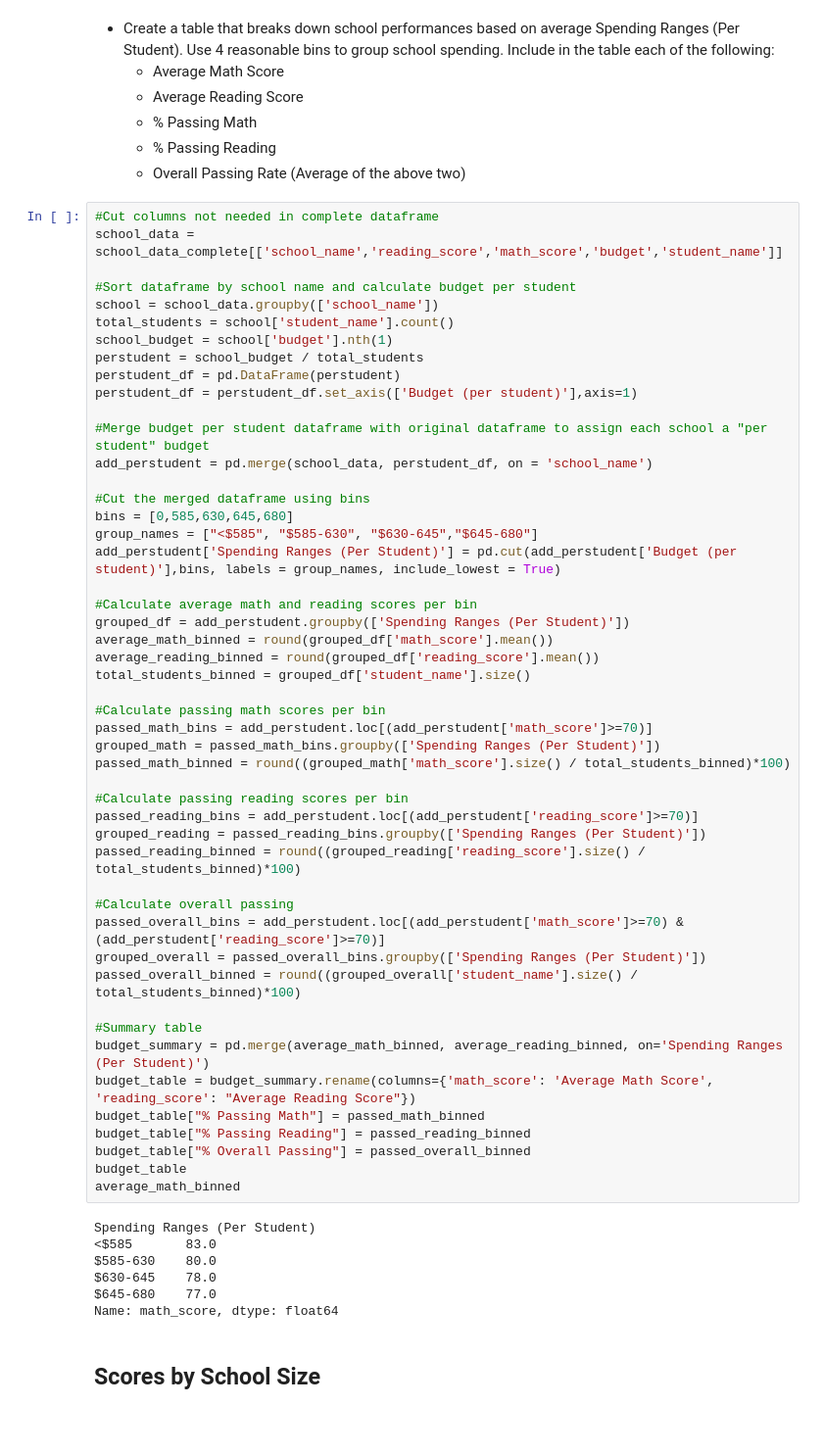
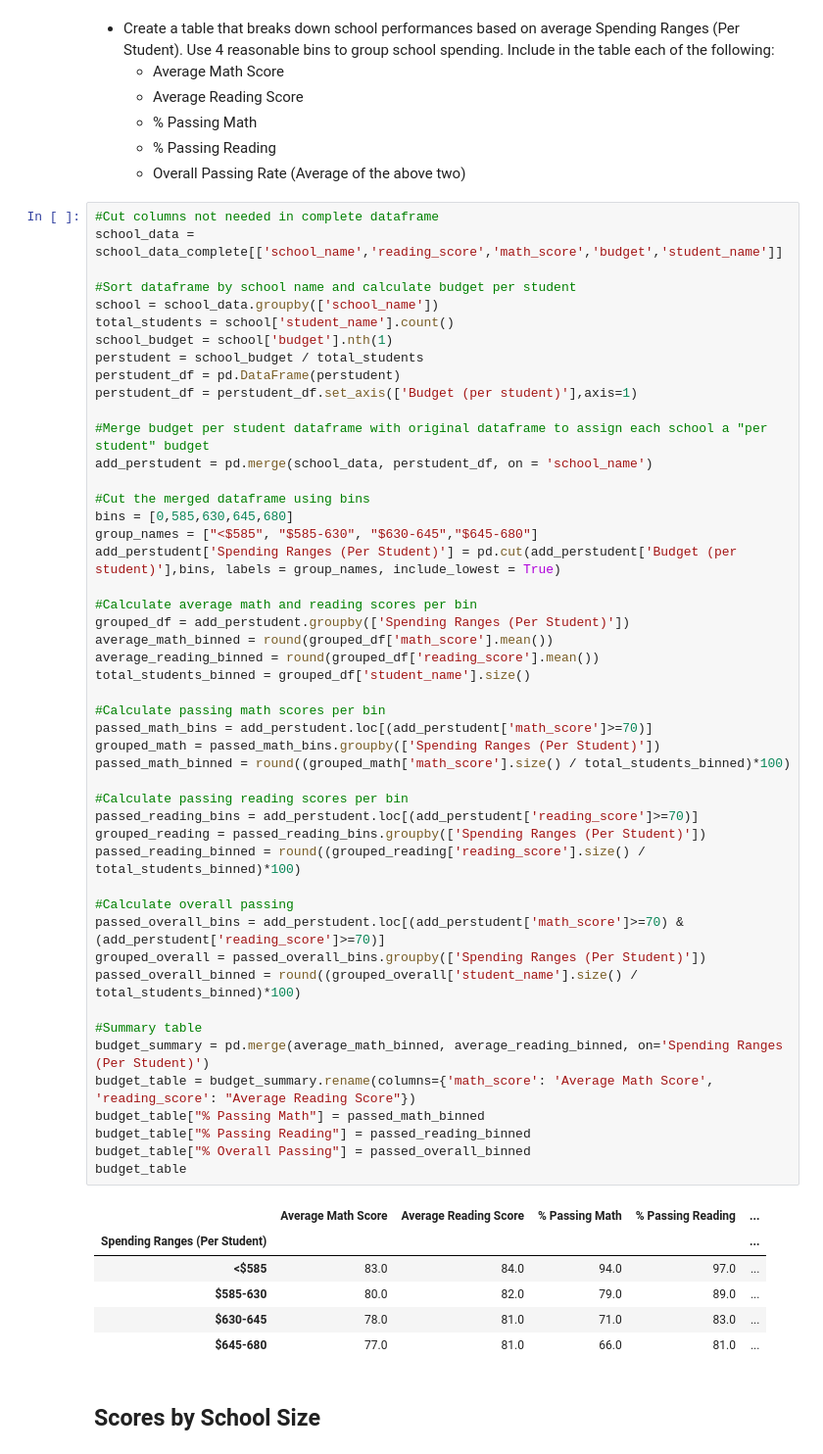
Before and after one commit to klbowman/Education-Data-Analysis, a Jupyter notebook: PyCitySchools/PyCitySchools_starter.ipynb, the cells around one changed output. Shown at 98% size. Drawn from its saved outputs; the diff is of its cells as text; blank space fills up the shorter version.

Commit message:
all tables printed

```diff
--- a/PyCitySchools/PyCitySchools_starter.ipynb
+++ b/PyCitySchools/PyCitySchools_starter.ipynb
@@ -311,40 +311,39 @@ add_perstudent['Spending Ranges (Per Student)'] = pd.cut(add_perstudent['Budget
 
 #Calculate average math and reading scores per bin
 grouped_df = add_perstudent.groupby(['Spending Ranges (Per Student)'])
 average_math_binned = round(grouped_df['math_score'].mean())
 average_reading_binned = round(grouped_df['reading_score'].mean())
 total_students_binned = grouped_df['student_name'].size()
 
 #Calculate passing math scores per bin
 passed_math_bins = add_perstudent.loc[(add_perstudent['math_score']>=70)]
 grouped_math = passed_math_bins.groupby(['Spending Ranges (Per Student)'])
 passed_math_binned = round((grouped_math['math_score'].size() / total_students_binned)*100)
 
 #Calculate passing reading scores per bin
 passed_reading_bins = add_perstudent.loc[(add_perstudent['reading_score']>=70)]
 grouped_reading = passed_reading_bins.groupby(['Spending Ranges (Per Student)'])
 passed_reading_binned = round((grouped_reading['reading_score'].size() / total_students_binned)*100)
 
 #Calculate overall passing
 passed_overall_bins = add_perstudent.loc[(add_perstudent['math_score']>=70) & (add_perstudent['reading_score']>=70)]
 grouped_overall = passed_overall_bins.groupby(['Spending Ranges (Per Student)'])
 passed_overall_binned = round((grouped_overall['student_name'].size() / total_students_binned)*100)
 
 #Summary table
 budget_summary = pd.merge(average_math_binned, average_reading_binned, on='Spending Ranges (Per Student)')
 budget_table = budget_summary.rename(columns={'math_score': 'Average Math Score', 'reading_score': "Average Reading Score"})
 budget_table["% Passing Math"] = passed_math_binned
 budget_table["% Passing Reading"] = passed_reading_binned
 budget_table["% Overall Passing"] = passed_overall_binned
 budget_table
-average_math_binned
 # %% [output]
-Spending Ranges (Per Student)
-<$585       83.0
-$585-630    80.0
-$630-645    78.0
-$645-680    77.0
-Name: math_score, dtype: float64
+|  | Average Math Score | Average Reading Score | % Passing Math | % Passing Reading | ... |
+| Spending Ranges (Per Student) |  |  |  |  | ... |
+| <$585 | 83.0 | 84.0 | 94.0 | 97.0 | ... |
+| $585-630 | 80.0 | 82.0 | 79.0 | 89.0 | ... |
+| $630-645 | 78.0 | 81.0 | 71.0 | 83.0 | ... |
+| $645-680 | 77.0 | 81.0 | 66.0 | 81.0 | ... |
 # %% [markdown]
 ## Scores by School Size
 # %%
```
Also changed, not shown: parts of 1 cell of this notebook.
